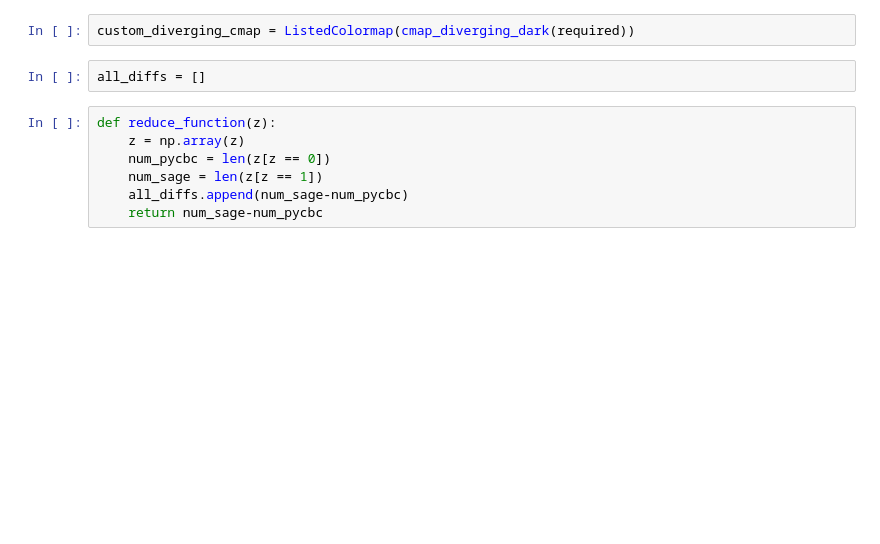
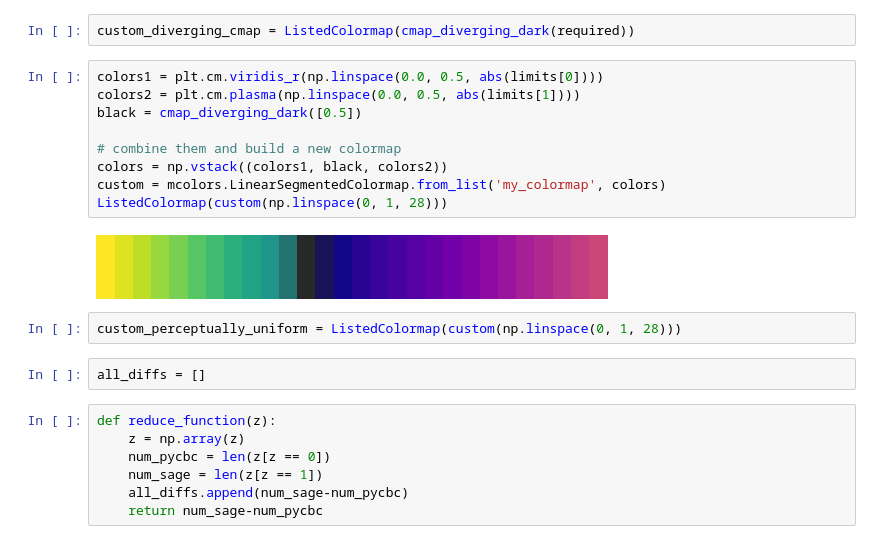
Before and after one commit to nnarenraju/sage, a Jupyter notebook: notebooks/evaluation_plots.ipynb, the cells around one changed output. Saved outputs shown, nothing was run; the diff lists cells and outputs as text; blank space fills up the shorter version.

```diff
--- a/notebooks/evaluation_plots.ipynb
+++ b/notebooks/evaluation_plots.ipynb
@@ -488,5 +488,18 @@ ListedColormap(cmap_diverging_dark(required))
 # %%
 custom_diverging_cmap = ListedColormap(cmap_diverging_dark(required))
+# %%
+colors1 = plt.cm.viridis_r(np.linspace(0.0, 0.5, abs(limits[0])))
+colors2 = plt.cm.plasma(np.linspace(0.0, 0.5, abs(limits[1])))
+black = cmap_diverging_dark([0.5])
+
+# combine them and build a new colormap
+colors = np.vstack((colors1, black, colors2))
+custom = mcolors.LinearSegmentedColormap.from_list('my_colormap', colors)
+ListedColormap(custom(np.linspace(0, 1, 28)))
+# %% [output]
+[figure, added]
+# %%
+custom_perceptually_uniform = ListedColormap(custom(np.linspace(0, 1, 28)))
 # %%
 all_diffs = []
 # %%
```
Also changed, not shown: parts of 27 cells of this notebook.
